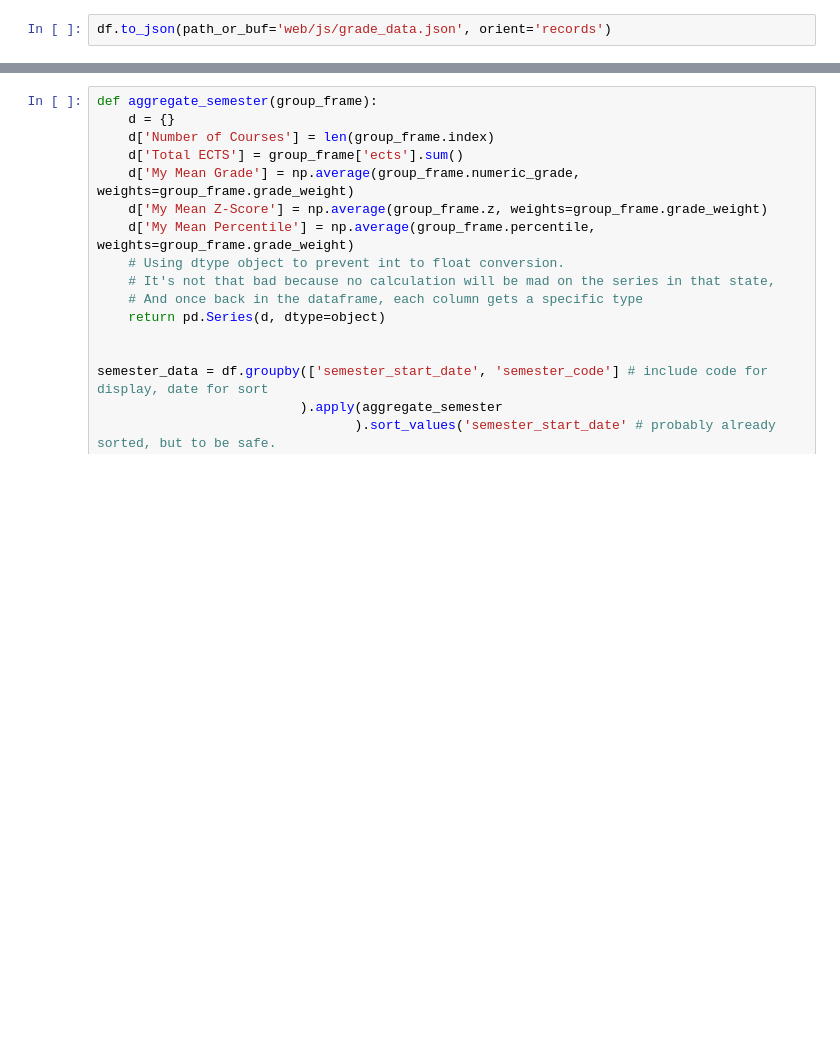
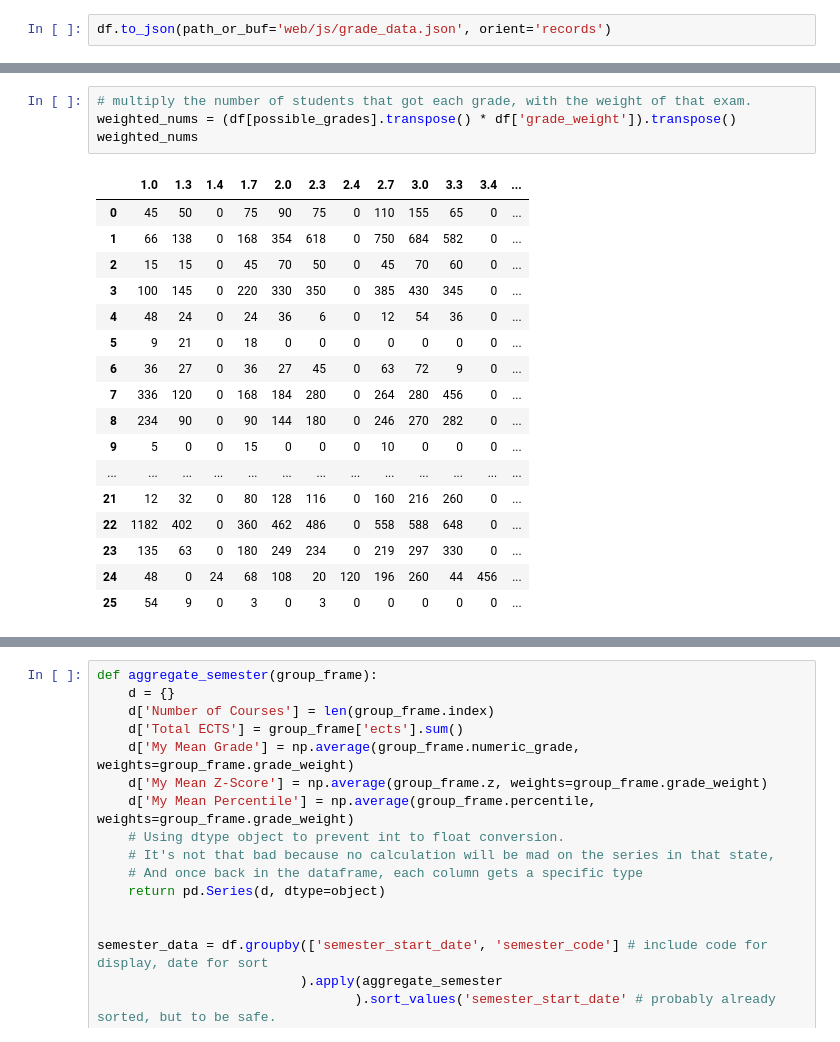
Before and after one commit to t4lz/my-grades, a Jupyter notebook: ExamStats.ipynb, the cells around one changed output, grey strips where cells are left out. Drawn from its saved outputs; the diff is of its cells as text; blank space fills up the shorter version.

```diff
--- a/ExamStats.ipynb
+++ b/ExamStats.ipynb
@@ -257,0 +278,22 @@ df.to_json(path_or_buf='web/js/grade_data.json', orient='records')
+# %%
+# multiply the number of students that got each grade, with the weight of that exam.
+weighted_nums = (df[possible_grades].transpose() * df['grade_weight']).transpose()
+weighted_nums
+# %% [output]
+|  | 1.0 | 1.3 | 1.4 | 1.7 | 2.0 | 2.3 | 2.4 | 2.7 | 3.0 | 3.3 | 3.4 | ... |
+| 0 | 45 | 50 | 0 | 75 | 90 | 75 | 0 | 110 | 155 | 65 | 0 | ... |
+| 1 | 66 | 138 | 0 | 168 | 354 | 618 | 0 | 750 | 684 | 582 | 0 | ... |
+| 2 | 15 | 15 | 0 | 45 | 70 | 50 | 0 | 45 | 70 | 60 | 0 | ... |
+| 3 | 100 | 145 | 0 | 220 | 330 | 350 | 0 | 385 | 430 | 345 | 0 | ... |
+| 4 | 48 | 24 | 0 | 24 | 36 | 6 | 0 | 12 | 54 | 36 | 0 | ... |
+| 5 | 9 | 21 | 0 | 18 | 0 | 0 | 0 | 0 | 0 | 0 | 0 | ... |
+| 6 | 36 | 27 | 0 | 36 | 27 | 45 | 0 | 63 | 72 | 9 | 0 | ... |
+| 7 | 336 | 120 | 0 | 168 | 184 | 280 | 0 | 264 | 280 | 456 | 0 | ... |
+| 8 | 234 | 90 | 0 | 90 | 144 | 180 | 0 | 246 | 270 | 282 | 0 | ... |
+| 9 | 5 | 0 | 0 | 15 | 0 | 0 | 0 | 10 | 0 | 0 | 0 | ... |
+| ... | ... | ... | ... | ... | ... | ... | ... | ... | ... | ... | ... | ... |
+| 21 | 12 | 32 | 0 | 80 | 128 | 116 | 0 | 160 | 216 | 260 | 0 | ... |
+| 22 | 1182 | 402 | 0 | 360 | 462 | 486 | 0 | 558 | 588 | 648 | 0 | ... |
+| 23 | 135 | 63 | 0 | 180 | 249 | 234 | 0 | 219 | 297 | 330 | 0 | ... |
+| 24 | 48 | 0 | 24 | 68 | 108 | 20 | 120 | 196 | 260 | 44 | 456 | ... |
+| 25 | 54 | 9 | 0 | 3 | 0 | 3 | 0 | 0 | 0 | 0 | 0 | ... |
```
Also changed, not shown: parts of 12 cells of this notebook, 3 other files.
